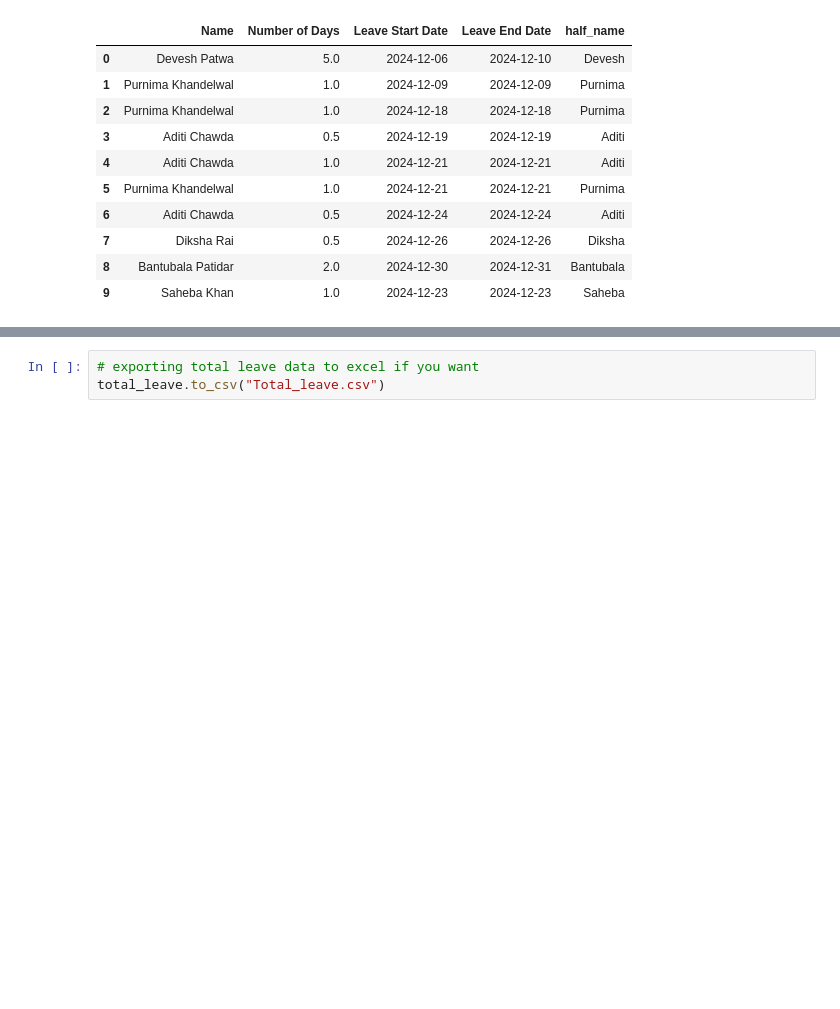
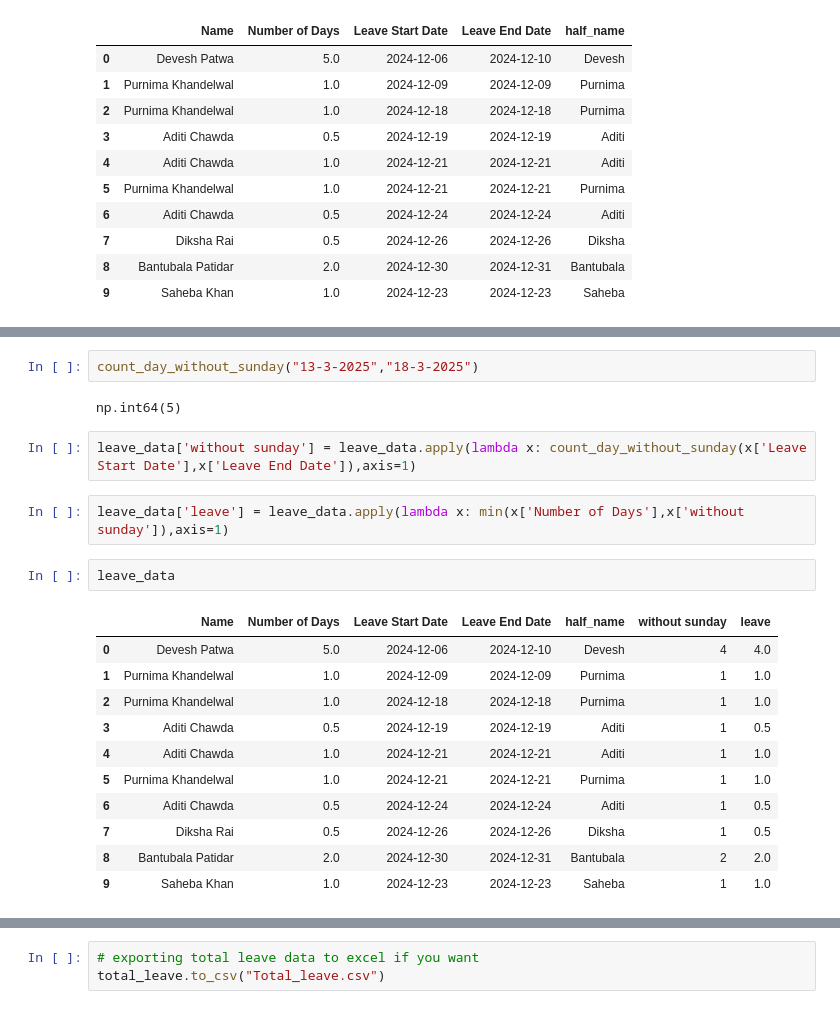
Before and after one commit to deveshpatwa/Pyhton-projects, a Jupyter notebook: IOTA Attendance Project/updated project power bi/python code.ipynb, the cells around one changed output, grey strips where cells are left out. Cells and saved outputs as stored; diff of their text form; blank space fills up the shorter version.

```diff
--- a/IOTA Attendance Project/updated project power bi/python code.ipynb
+++ b/IOTA Attendance Project/updated project power bi/python code.ipynb
@@ -330,2 +347,24 @@ leave_data
+# %%
+count_day_without_sunday("13-3-2025","18-3-2025")
+# %% [output]
+np.int64(5)
+# %%
+leave_data['without sunday'] = leave_data.apply(lambda x: count_day_without_sunday(x['Leave Start Date'],x['Leave End Date']),axis=1)
+# %%
+leave_data['leave'] = leave_data.apply(lambda x: min(x['Number of Days'],x['without sunday']),axis=1)
+# %%
+leave_data
+# %% [output]
+|  | Name | Number of Days | Leave Start Date | Leave End Date | half_name | without sunday | leave |
+| 0 | Devesh Patwa | 5.0 | 2024-12-06 | 2024-12-10 | Devesh | 4 | 4.0 |
+| 1 | Purnima Khandelwal | 1.0 | 2024-12-09 | 2024-12-09 | Purnima | 1 | 1.0 |
+| 2 | Purnima Khandelwal | 1.0 | 2024-12-18 | 2024-12-18 | Purnima | 1 | 1.0 |
+| 3 | Aditi Chawda | 0.5 | 2024-12-19 | 2024-12-19 | Aditi | 1 | 0.5 |
+| 4 | Aditi Chawda | 1.0 | 2024-12-21 | 2024-12-21 | Aditi | 1 | 1.0 |
+| 5 | Purnima Khandelwal | 1.0 | 2024-12-21 | 2024-12-21 | Purnima | 1 | 1.0 |
+| 6 | Aditi Chawda | 0.5 | 2024-12-24 | 2024-12-24 | Aditi | 1 | 0.5 |
+| 7 | Diksha Rai | 0.5 | 2024-12-26 | 2024-12-26 | Diksha | 1 | 0.5 |
+| 8 | Bantubala Patidar | 2.0 | 2024-12-30 | 2024-12-31 | Bantubala | 2 | 2.0 |
+| 9 | Saheba Khan | 1.0 | 2024-12-23 | 2024-12-23 | Saheba | 1 | 1.0 |
 # %%
 # total leave taken by employees
```
Also changed, not shown: parts of 6 cells of this notebook, 4 other files.
